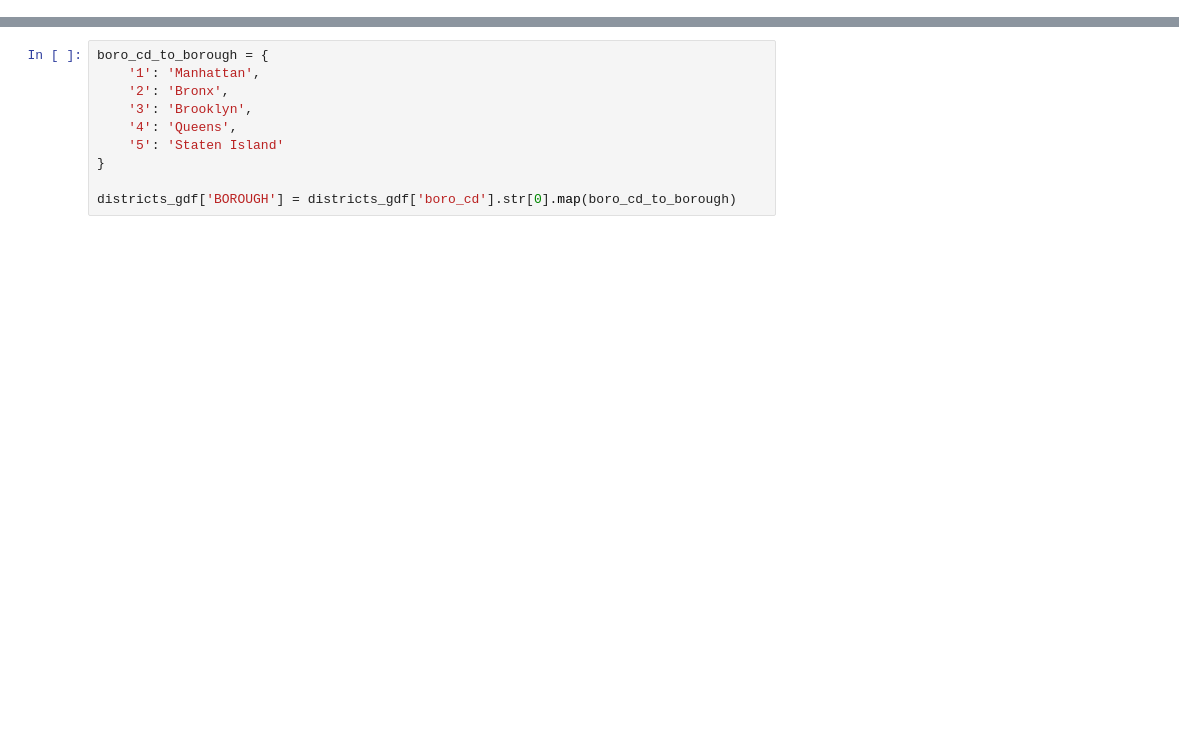
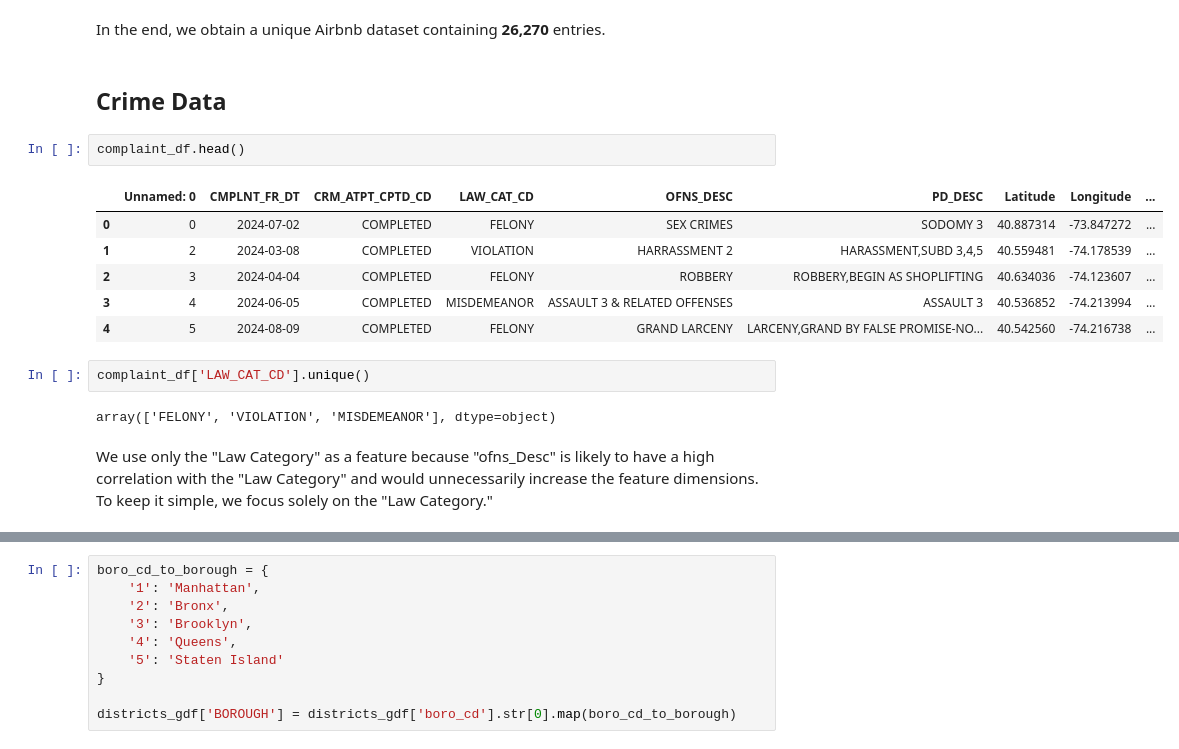
Before and after one commit to yamisukii/Dopp_NYCPriceAnalysis, a Jupyter notebook: notebooks/clusterig/FinalCluster.ipynb, the cells around one changed output, grey strips where cells are left out. Saved outputs shown, nothing was run; the diff lists cells and outputs as text; blank space fills up the shorter version.

```diff
--- a/notebooks/cluster.ipynb
+++ b/notebooks/clusterig/FinalCluster.ipynb
@@ -20,0 +132,19 @@ poi_df.head()
+# %% [markdown]
+In the end, we obtain a unique Airbnb dataset containing **26,270** entries.
+# %% [markdown]
+## Crime Data
+# %%
+complaint_df.head()
+# %% [output]
+|  | Unnamed: 0 | CMPLNT_FR_DT | CRM_ATPT_CPTD_CD | LAW_CAT_CD | OFNS_DESC | PD_DESC | Latitude | Longitude | ... |
+| 0 | 0 | 2024-07-02 | COMPLETED | FELONY | SEX CRIMES | SODOMY 3 | 40.887314 | -73.847272 | ... |
+| 1 | 2 | 2024-03-08 | COMPLETED | VIOLATION | HARRASSMENT 2 | HARASSMENT,SUBD 3,4,5 | 40.559481 | -74.178539 | ... |
+| 2 | 3 | 2024-04-04 | COMPLETED | FELONY | ROBBERY | ROBBERY,BEGIN AS SHOPLIFTING | 40.634036 | -74.123607 | ... |
+| 3 | 4 | 2024-06-05 | COMPLETED | MISDEMEANOR | ASSAULT 3 & RELATED OFFENSES | ASSAULT 3 | 40.536852 | -74.213994 | ... |
+| 4 | 5 | 2024-08-09 | COMPLETED | FELONY | GRAND LARCENY | LARCENY,GRAND BY FALSE PROMISE-NO... | 40.542560 | -74.216738 | ... |
+# %%
+complaint_df['LAW_CAT_CD'].unique()
+# %% [output]
+array(['FELONY', 'VIOLATION', 'MISDEMEANOR'], dtype=object)
+# %% [markdown]
+We use only the "Law Category" as a feature because "ofns_Desc" is likely to have a high correlation with the "Law Category" and would unnecessarily increase the feature dimensions. To keep it simple, we focus solely on the "Law Category."
```
Also changed, not shown: parts of 62 cells of this notebook, 17 other files.
